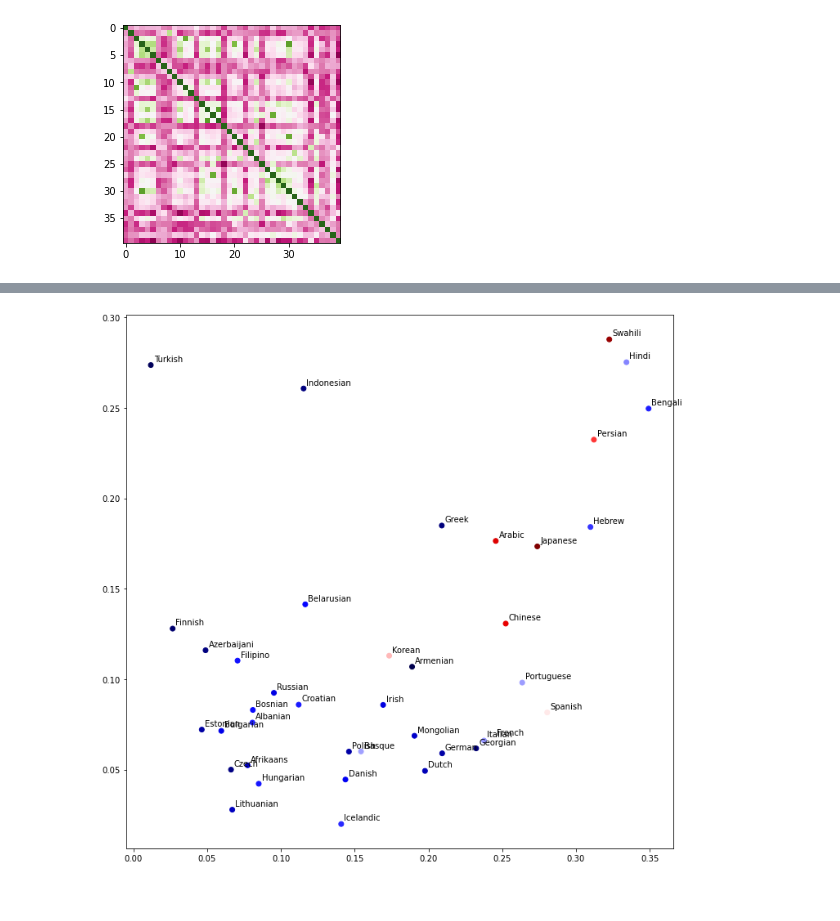
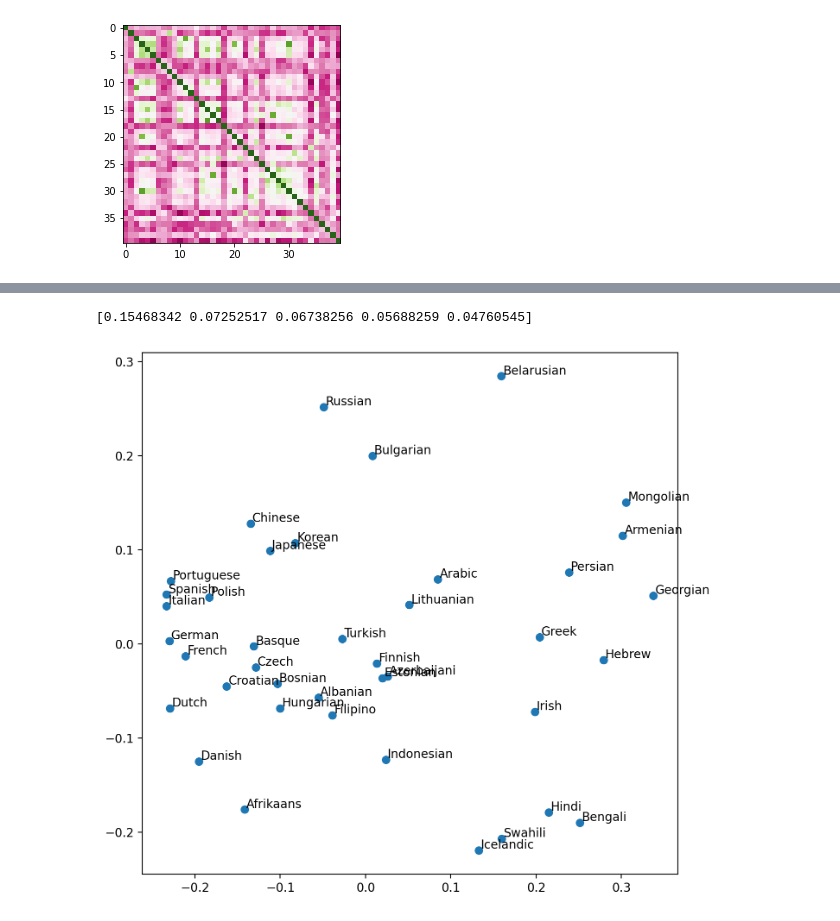
Before and after one commit to kebuhcah/openai-notebooks, a Jupyter notebook: embeddings-viz.ipynb, the cells around one changed output, grey strips where cells are left out. Cells and saved outputs as stored; diff of their text form; code cells hidden in the pictures.

Commit message:
Try t-sne on language embedding data

```diff
--- a/embeddings-viz.ipynb
+++ b/embeddings-viz.ipynb
@@ -144,15 +116,32 @@ array([[ 0.13259947,  0.20670488],
 # %%
-fig, ax = plt.subplots(figsize=(12,12))
+from sklearn.decomposition import PCA
 
-X = LA.norm(embedding_transform.T[:2], axis=0)
-Y = LA.norm(embedding_transform.T[2:4], axis=0)
-C = LA.norm(embedding_transform.T[1:2], axis=0)
+pca = PCA(n_components=5)
 
-ax.scatter(X, Y, c=C, cmap='seismic')
+fit_count = 40
+transform_count = 40
+
+pca.fit(embeddings[:fit_count])
+
+embedding_transform = pca.transform(embeddings[:transform_count])
+
+print(pca.explained_variance_ratio_)
+
+fig, ax = plt.subplots(figsize=(8,8), dpi=200)
+
+#X = LA.norm(embedding_transform.T[0], axis=0)
+#Y = LA.norm(embedding_transform.T[1:2], axis=0)
+#C = LA.norm(embedding_transform.T[2:3], axis=0)
+X = embedding_transform.T[0]
+Y = embedding_transform.T[2]
+C = LA.norm(embedding_transform.T[0:1], axis=0)
+
+ax.scatter(X, Y, cmap='seismic')
 
 coords = np.vstack([X, Y]).T
 
-for idx, name in enumerate(embedding_words.language):
+for idx, name in enumerate(embedding_words.language[:transform_count]):
     ax.annotate(name, coords[idx] + (0.002, 0.002))
 # %% [output]
+[0.15468342 0.07252517 0.06738256 0.05688259 0.04760545]
-[figure, old version]
+[figure, new version]
```
Also changed, not shown: parts of 7 cells of this notebook.
